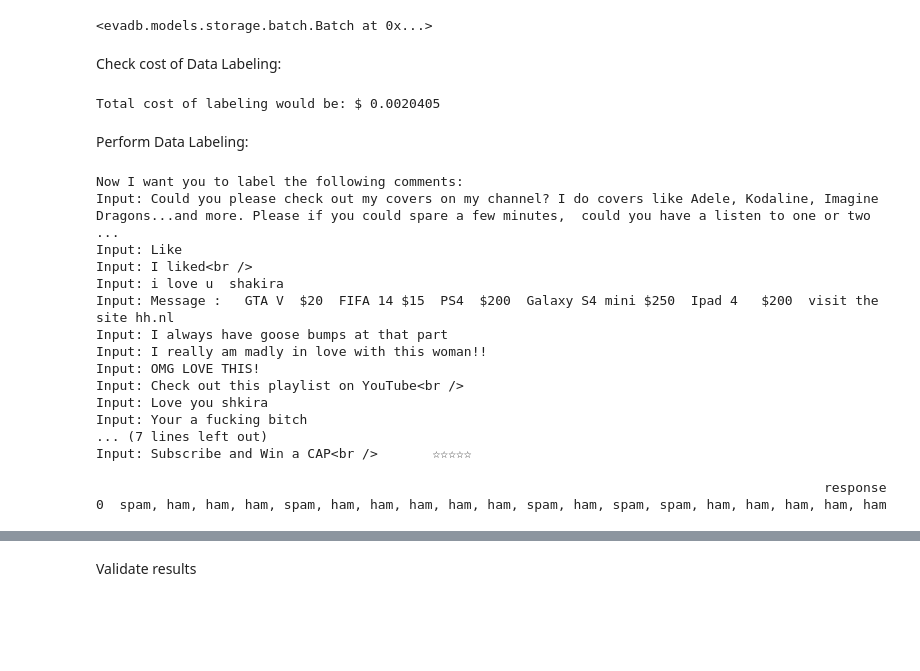
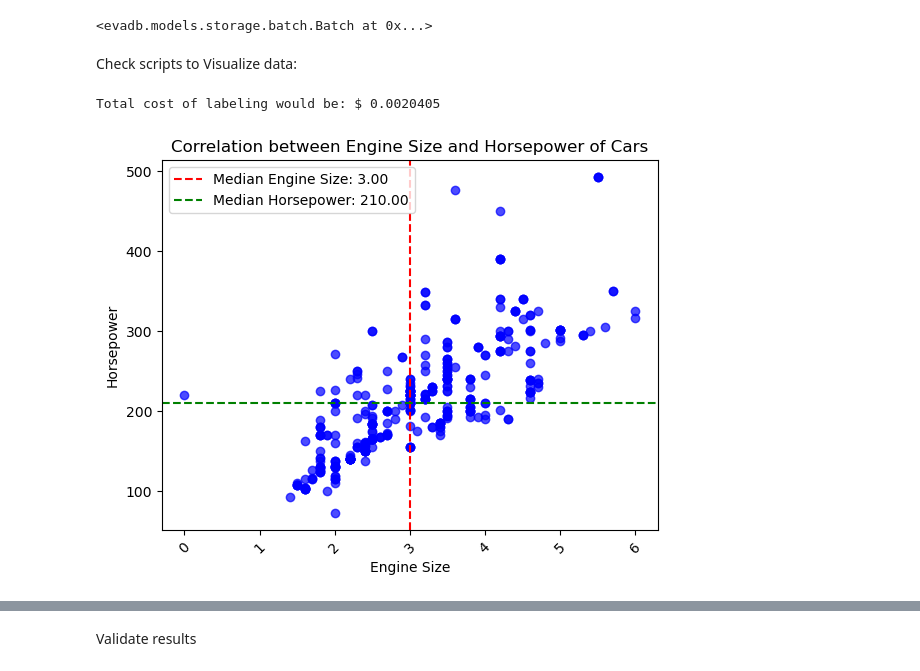
Before and after one commit to Preethi1609/evadb-viz-generation, a Jupyter notebook: example-car-viz.ipynb, the cells around one changed output, grey strips where cells are left out. Cells and saved outputs as stored; diff of their text form; code cells hidden in the pictures; blank space fills up the shorter version.

Commit message:
add func and scripts to get plots

```diff
--- a/example-car-viz.ipynb
+++ b/example-car-viz.ipynb
@@ -127,35 +86,33 @@ cursor.query(create_table_query).execute()
 cursor.query(load_data_query).execute()
 # %% [output]
 <evadb.models.storage.batch.Batch at 0x...>
-# %% [markdown]
-Check cost of Data Labeling:
+# %% [markdown]
+Check scripts to Visualize data:
 # %%
 query= f""" SELECT Visualize(name,type,awd,rwd,retail_price,dealer_cost,engine_size,cyl,horsepower,city_mpg,highway_mpg,weight,wheel_base,len,width) FROM CARS;"""
 result = cursor.query(query).execute()
 # %% [output]
 Total cost of labeling would be: $ 0.0020405
-# %% [markdown]
-Perform Data Labeling:
-# %%
-query= f""" SELECT Visualize("run", comment_id, author, date, content) FROM CARS;"""
-
-result = cursor.query(query).execute()
-print(result)
-# %% [output]
-Now I want you to label the following comments:
-Input: Could you please check out my covers on my channel? I do covers like Adele, Kodaline, Imagine Dragons...and more. Please if you could spare a few minutes,  could you have a listen to one or two ...
-Input: Like﻿
-Input: I liked<br />﻿
-Input: i love u  shakira﻿
-Input: Message :   GTA V  $20  FIFA 14 $15  PS4  $200  Galaxy S4 mini $250  Ipad 4   $200  visit the site hh.nl
-Input: I always have goose bumps at that part
-Input: I really am madly in love with this woman!!﻿
-Input: OMG LOVE THIS!
-Input: Check out this playlist on YouTube<br />﻿
-Input: Love you shkira﻿
-Input: Your a fucking bitch
-... (7 lines left out)
-Input: Subscribe and Win a CAP<br />       ☆☆☆☆☆﻿
-
-                                                                                             response
-0  spam, ham, ham, ham, spam, ham, ham, ham, ham, ham, spam, ham, spam, spam, ham, ham, ham, ham, ham
+# %%
+import matplotlib.pyplot as plt
+import pandas as pd
+
+# Stub section
+def plot(data: pd.DataFrame):
+    plt.scatter(data['engine_size'], data['horsepower'], alpha=0.7, color='blue')
+    plt.xlabel('Engine Size')
+    plt.ylabel('Horsepower')
+
+    plt.axvline(data['engine_size'].median(), color='red', linestyle='--', label=f'Median Engine Size: {data["engine_size"].median():.2f}')
+    plt.axhline(data['horsepower'].median(), color='green', linestyle='--', label=f'Median Horsepower: {data["horsepower"].median():.2f}')
+
+    plt.legend()
+    plt.title('Correlation between Engine Size and Horsepower of Cars', wrap=True)
+    plt.xticks(rotation=45)
+
+    return plt
+
+chart = plot(pd.read_csv('/home/preethi/projects/evadb-viz-generation/viz-cars-data/data/cars_full.csv'))
+plt.show()
+# %% [output]
+[figure, added]
```
Also changed, not shown: parts of 5 cells of this notebook, 2 other files.
